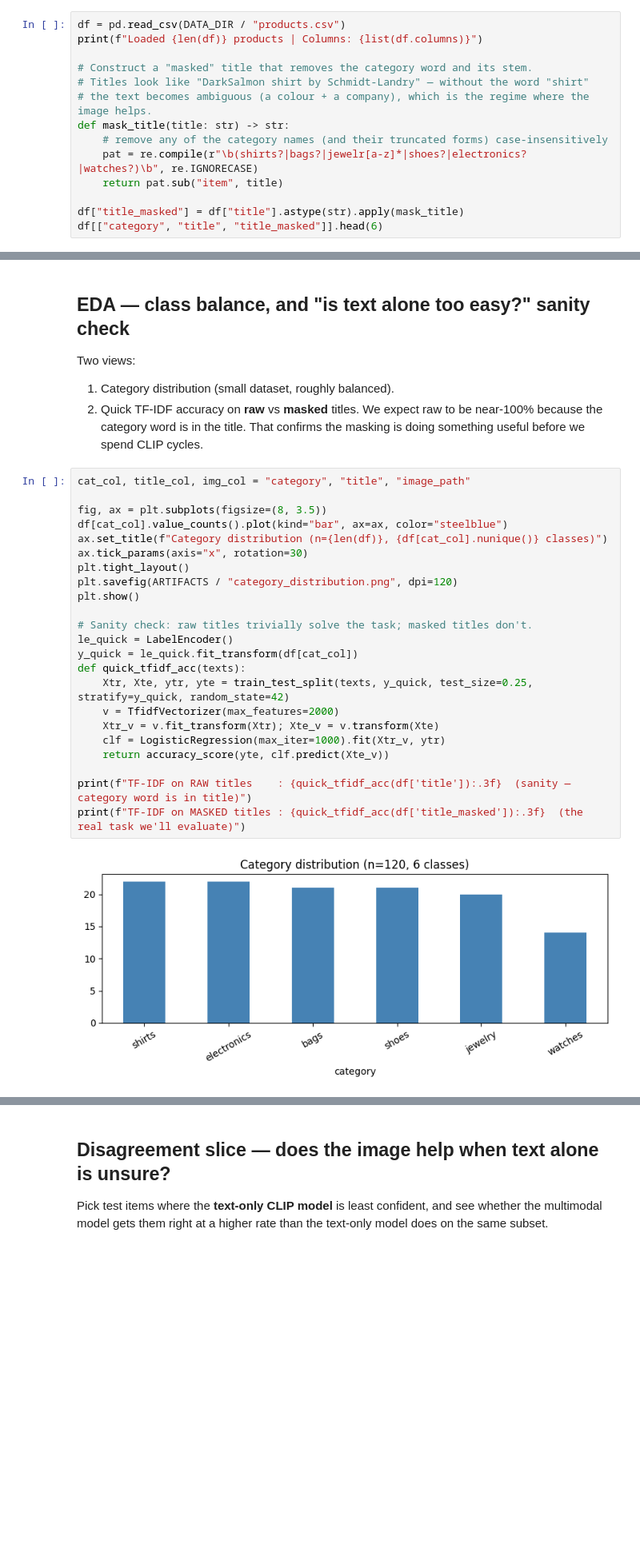
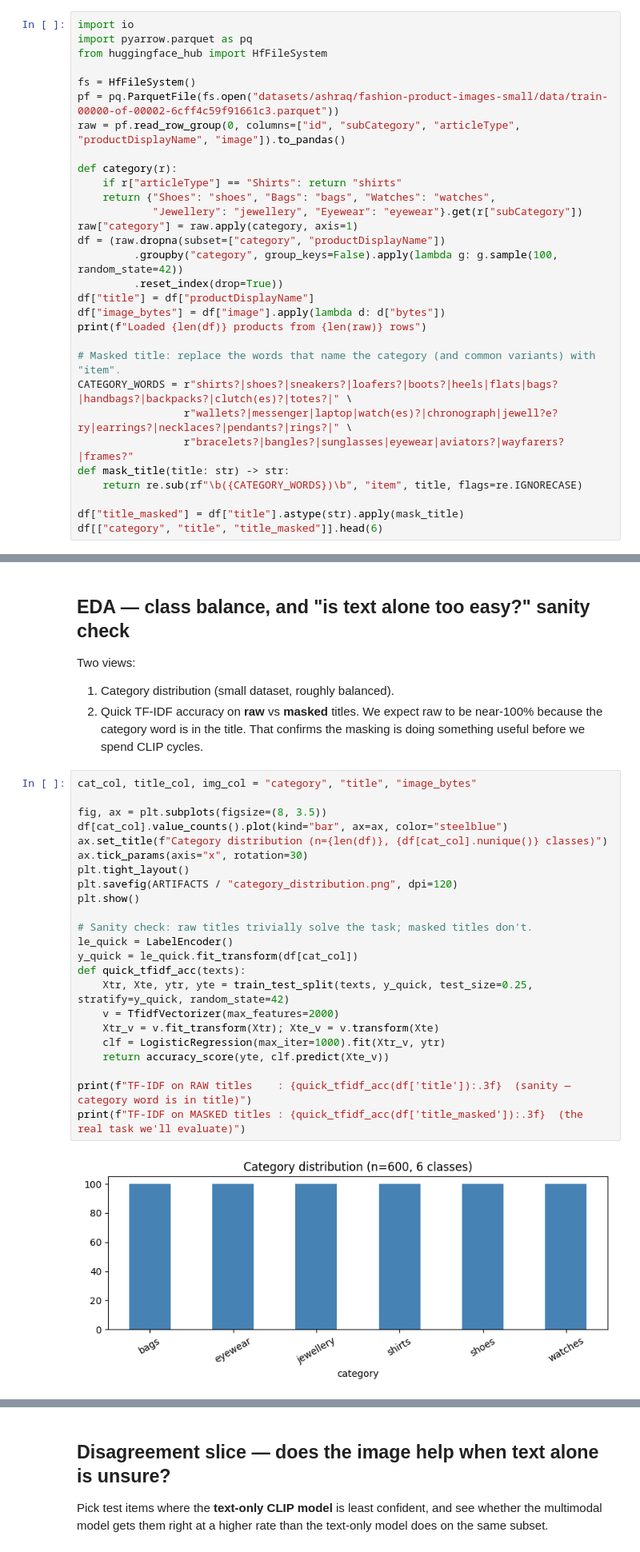
Before and after one commit to Rushmitha-dot/rush, a Jupyter notebook: notebooks/022_multimodal_product_classifier/022_multimodal_product_classifier.ipynb, the cells around one changed output, grey strips where cells are left out. Shown at 80% size. Cells and saved outputs as stored; diff of their text form; blank space fills up the shorter version.

Commit message:
022: use real catalog products (Fashion Product Images small)

```diff
--- a/notebooks/022_multimodal_product_classifier/022_multimodal_product_classifier.ipynb
+++ b/notebooks/022_multimodal_product_classifier/022_multimodal_product_classifier.ipynb
@@ -46,16 +46,32 @@ ARTIFACTS.mkdir(exist_ok=True)
 # %% [output]
 Device: cpu
 # %%
-df = pd.read_csv(DATA_DIR / "products.csv")
-print(f"Loaded {len(df)} products | Columns: {list(df.columns)}")
+import io
+import pyarrow.parquet as pq
+from huggingface_hub import HfFileSystem
 
-# Construct a "masked" title that removes the category word and its stem.
-# Titles look like "DarkSalmon shirt by Schmidt-Landry" — without the word "shirt"
-# the text becomes ambiguous (a colour + a company), which is the regime where the image helps.
+fs = HfFileSystem()
+pf = pq.ParquetFile(fs.open("datasets/ashraq/fashion-product-images-small/data/train-00000-of-00002-6cff4c59f91661c3.parquet"))
+raw = pf.read_row_group(0, columns=["id", "subCategory", "articleType", "productDisplayName", "image"]).to_pandas()
+
+def category(r):
+    if r["articleType"] == "Shirts": return "shirts"
+    return {"Shoes": "shoes", "Bags": "bags", "Watches": "watches",
+            "Jewellery": "jewellery", "Eyewear": "eyewear"}.get(r["subCategory"])
+raw["category"] = raw.apply(category, axis=1)
+df = (raw.dropna(subset=["category", "productDisplayName"])
+         .groupby("category", group_keys=False).apply(lambda g: g.sample(100, random_state=42))
+         .reset_index(drop=True))
+df["title"] = df["productDisplayName"]
+df["image_bytes"] = df["image"].apply(lambda d: d["bytes"])
+print(f"Loaded {len(df)} products from {len(raw)} rows")
+
+# Masked title: replace the words that name the category (and common variants) with "item".
+CATEGORY_WORDS = r"shirts?|shoes?|sneakers?|loafers?|boots?|heels|flats|bags?|handbags?|backpacks?|clutch(es)?|totes?|" \
+                 r"wallets?|messenger|laptop|watch(es)?|chronograph|jewell?e?ry|earrings?|necklaces?|pendants?|rings?|" \
+                 r"bracelets?|bangles?|sunglasses|eyewear|aviators?|wayfarers?|frames?"
 def mask_title(title: str) -> str:
-    # remove any of the category names (and their truncated forms) case-insensitively
-    pat = re.compile(r"\b(shirts?|bags?|jewelr[a-z]*|shoes?|electronics?|watches?)\b", re.IGNORECASE)
-    return pat.sub("item", title)
+    return re.sub(rf"\b({CATEGORY_WORDS})\b", "item", title, flags=re.IGNORECASE)
 
 df["title_masked"] = df["title"].astype(str).apply(mask_title)
 df[["category", "title", "title_masked"]].head(6)
@@ -75,27 +91,27 @@ Two views:
 1. Category distribution (small dataset, roughly balanced).
 2. Quick TF-IDF accuracy on **raw** vs **masked** titles. We expect raw to be near-100% because the category word is in the title. That confirms the masking is doing something useful before we spend CLIP cycles.
 # %%
-cat_col, title_col, img_col = "category", "title", "image_path"
+cat_col, title_col, img_col = "category", "title", "image_bytes"
 
 fig, ax = plt.subplots(figsize=(8, 3.5))
 df[cat_col].value_counts().plot(kind="bar", ax=ax, color="steelblue")
 ax.set_title(f"Category distribution (n={len(df)}, {df[cat_col].nunique()} classes)")
 ax.tick_params(axis="x", rotation=30)
 plt.tight_layout()
 plt.savefig(ARTIFACTS / "category_distribution.png", dpi=120)
 plt.show()
 
 # Sanity check: raw titles trivially solve the task; masked titles don't.
 le_quick = LabelEncoder()
 y_quick = le_quick.fit_transform(df[cat_col])
 def quick_tfidf_acc(texts):
     Xtr, Xte, ytr, yte = train_test_split(texts, y_quick, test_size=0.25, stratify=y_quick, random_state=42)
     v = TfidfVectorizer(max_features=2000)
     Xtr_v = v.fit_transform(Xtr); Xte_v = v.transform(Xte)
     clf = LogisticRegression(max_iter=1000).fit(Xtr_v, ytr)
     return accuracy_score(yte, clf.predict(Xte_v))
 
 print(f"TF-IDF on RAW titles    : {quick_tfidf_acc(df['title']):.3f}  (sanity — category word is in title)")
 print(f"TF-IDF on MASKED titles : {quick_tfidf_acc(df['title_masked']):.3f}  (the real task we'll evaluate)")
 # %% [output]
-[figure, old version]
+[figure, new version]
```
Also changed, not shown: parts of 11 cells of this notebook.
